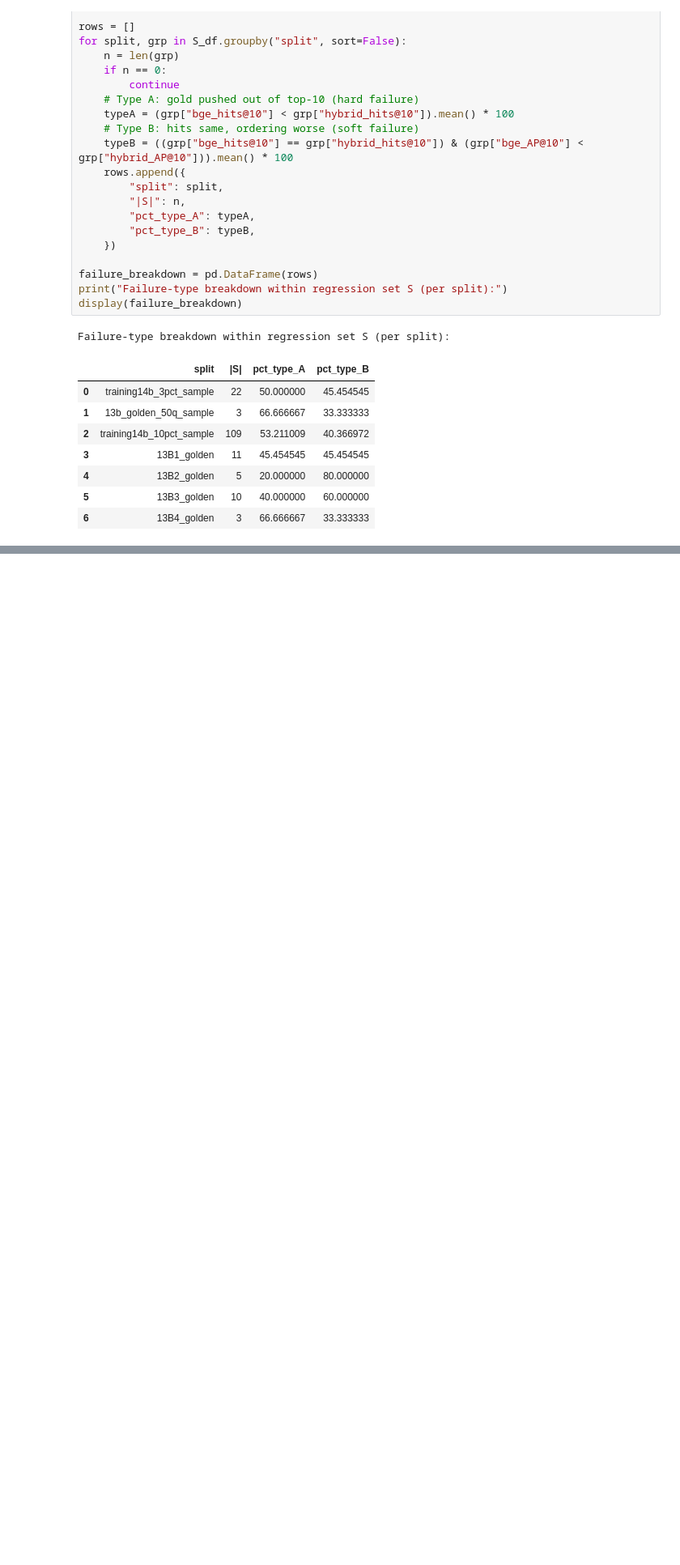
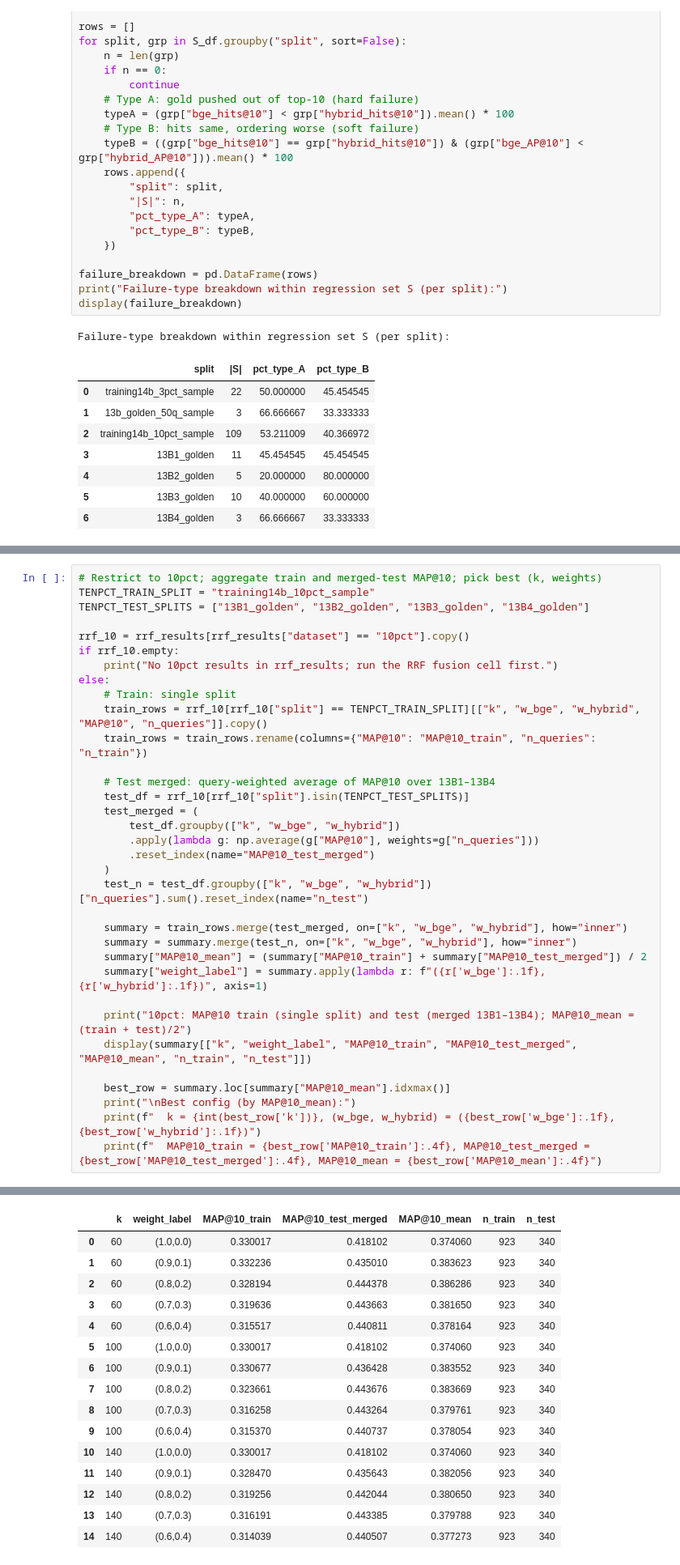
Before and after one commit to fulaibaowang/BioASQ, a Jupyter notebook: notebooks/analyze_workflow_results.ipynb, the cells around one changed output, grey strips where cells are left out. Shown at 81% size. Saved outputs shown, nothing was run; the diff lists cells and outputs as text; blank space fills up the shorter version.

```diff
--- a/notebooks/analyze_workflow_results.ipynb
+++ b/notebooks/analyze_workflow_results.ipynb
@@ -797,0 +978,35 @@ Start with m = 8 (so you keep 2 “anchors” from hybrid).
+# %%
+# Restrict to 10pct; aggregate train and merged-test MAP@10; pick best (k, weights)
+TENPCT_TRAIN_SPLIT = "training14b_10pct_sample"
+TENPCT_TEST_SPLITS = ["13B1_golden", "13B2_golden", "13B3_golden", "13B4_golden"]
+
+rrf_10 = rrf_results[rrf_results["dataset"] == "10pct"].copy()
+if rrf_10.empty:
+    print("No 10pct results in rrf_results; run the RRF fusion cell first.")
+else:
+    # Train: single split
+    train_rows = rrf_10[rrf_10["split"] == TENPCT_TRAIN_SPLIT][["k", "w_bge", "w_hybrid", "MAP@10", "n_queries"]].copy()
+    train_rows = train_rows.rename(columns={"MAP@10": "MAP@10_train", "n_queries": "n_train"})
+
+    # Test merged: query-weighted average of MAP@10 over 13B1–13B4
+    test_df = rrf_10[rrf_10["split"].isin(TENPCT_TEST_SPLITS)]
+    test_merged = (
+        test_df.groupby(["k", "w_bge", "w_hybrid"])
+        .apply(lambda g: np.average(g["MAP@10"], weights=g["n_queries"]))
+        .reset_index(name="MAP@10_test_merged")
+    )
+    test_n = test_df.groupby(["k", "w_bge", "w_hybrid"])["n_queries"].sum().reset_index(name="n_test")
+
+    summary = train_rows.merge(test_merged, on=["k", "w_bge", "w_hybrid"], how="inner")
+    summary = summary.merge(test_n, on=["k", "w_bge", "w_hybrid"], how="inner")
+    summary["MAP@10_mean"] = (summary["MAP@10_train"] + summary["MAP@10_test_merged"]) / 2
+    summary["weight_label"] = summary.apply(lambda r: f"({r['w_bge']:.1f},{r['w_hybrid']:.1f})", axis=1)
+
+    print("10pct: MAP@10 train (single split) and test (merged 13B1–13B4); MAP@10_mean = (train + test)/2")
+    display(summary[["k", "weight_label", "MAP@10_train", "MAP@10_test_merged", "MAP@10_mean", "n_train", "n_test"]])
+
+    best_row = summary.loc[summary["MAP@10_mean"].idxmax()]
+    print("\nBest config (by MAP@10_mean):")
+    print(f"  k = {int(best_row['k'])}, (w_bge, w_hybrid) = ({best_row['w_bge']:.1f}, {best_row['w_hybrid']:.1f})")
+    print(f"  MAP@10_train = {best_row['MAP@10_train']:.4f}, MAP@10_test_merged = {best_row['MAP@10_test_merged']:.4f}, MAP@10_mean = {best_row['MAP@10_mean']:.4f}")
+# %% [output]
@@ -797,0 +1014,16 @@ Start with m = 8 (so you keep 2 “anchors” from hybrid).
+|  | k | weight_label | MAP@10_train | MAP@10_test_merged | MAP@10_mean | n_train | n_test |
+| 0 | 60 | (1.0,0.0) | 0.330017 | 0.418102 | 0.374060 | 923 | 340 |
+| 1 | 60 | (0.9,0.1) | 0.332236 | 0.435010 | 0.383623 | 923 | 340 |
+| 2 | 60 | (0.8,0.2) | 0.328194 | 0.444378 | 0.386286 | 923 | 340 |
+| 3 | 60 | (0.7,0.3) | 0.319636 | 0.443663 | 0.381650 | 923 | 340 |
+| 4 | 60 | (0.6,0.4) | 0.315517 | 0.440811 | 0.378164 | 923 | 340 |
+| 5 | 100 | (1.0,0.0) | 0.330017 | 0.418102 | 0.374060 | 923 | 340 |
+| 6 | 100 | (0.9,0.1) | 0.330677 | 0.436428 | 0.383552 | 923 | 340 |
+| 7 | 100 | (0.8,0.2) | 0.323661 | 0.443676 | 0.383669 | 923 | 340 |
+| 8 | 100 | (0.7,0.3) | 0.316258 | 0.443264 | 0.379761 | 923 | 340 |
+| 9 | 100 | (0.6,0.4) | 0.315370 | 0.440737 | 0.378054 | 923 | 340 |
+| 10 | 140 | (1.0,0.0) | 0.330017 | 0.418102 | 0.374060 | 923 | 340 |
+| 11 | 140 | (0.9,0.1) | 0.328470 | 0.435643 | 0.382056 | 923 | 340 |
+| 12 | 140 | (0.8,0.2) | 0.319256 | 0.442044 | 0.380650 | 923 | 340 |
+| 13 | 140 | (0.7,0.3) | 0.316191 | 0.443385 | 0.379788 | 923 | 340 |
+| 14 | 140 | (0.6,0.4) | 0.314039 | 0.440507 | 0.377273 | 923 | 340 |
```
Also changed, not shown: parts of 7 cells of this notebook, 2 other files.
